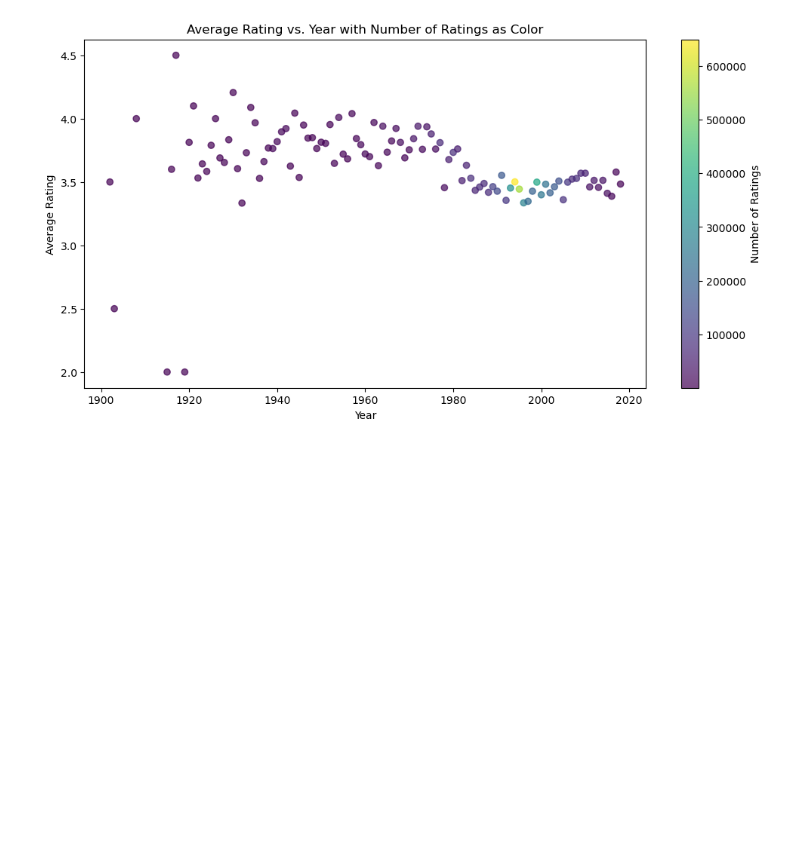
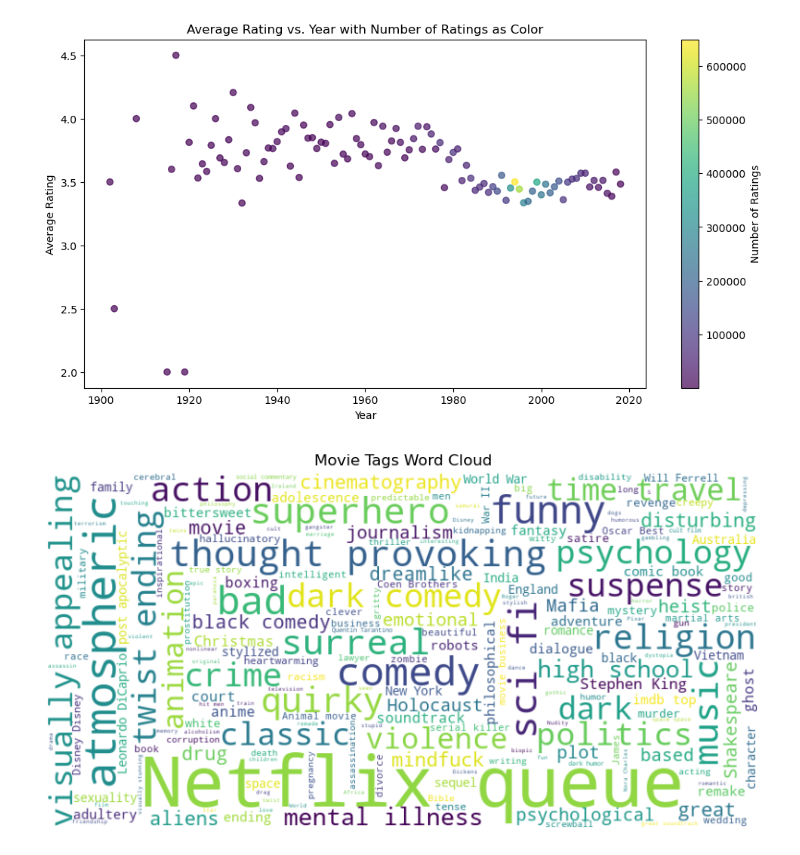
Before and after one commit to laneycs/movie_recommendations, a Jupyter notebook: data/movie_recommendation_system.ipynb, the cells around one changed output. Saved outputs shown, nothing was run; the diff lists cells and outputs as text; code cells hidden in the pictures; blank space fills up the shorter version.

Commit message:
Added movie tags word cloud

```diff
--- a/data/movie_recommendation_system.ipynb
+++ b/data/movie_recommendation_system.ipynb
@@ -292,3 +292,25 @@ plt.title('Average Rating vs. Year with Number of Ratings as Color')
 plt.show()
 # %% [output]
 [figure]
+# %%
+import pandas as pd
+import matplotlib.pyplot as plt
+from wordcloud import WordCloud
+
+# Load your data (tags) here
+tags = pd.read_csv('tags.csv')
+
+# Concatenate all tags into a single string
+tags_text = ' '.join(tags['tag'])
+
+# Generate a word cloud
+wordcloud = WordCloud(width=800, height=400, background_color='white').generate(tags_text)
+
+# Display the word cloud
+plt.figure(figsize=(10, 5))
+plt.imshow(wordcloud, interpolation='bilinear')
+plt.axis('off')
+plt.title('Movie Tags Word Cloud')
+plt.show()
+# %% [output]
+[figure, added]
```
